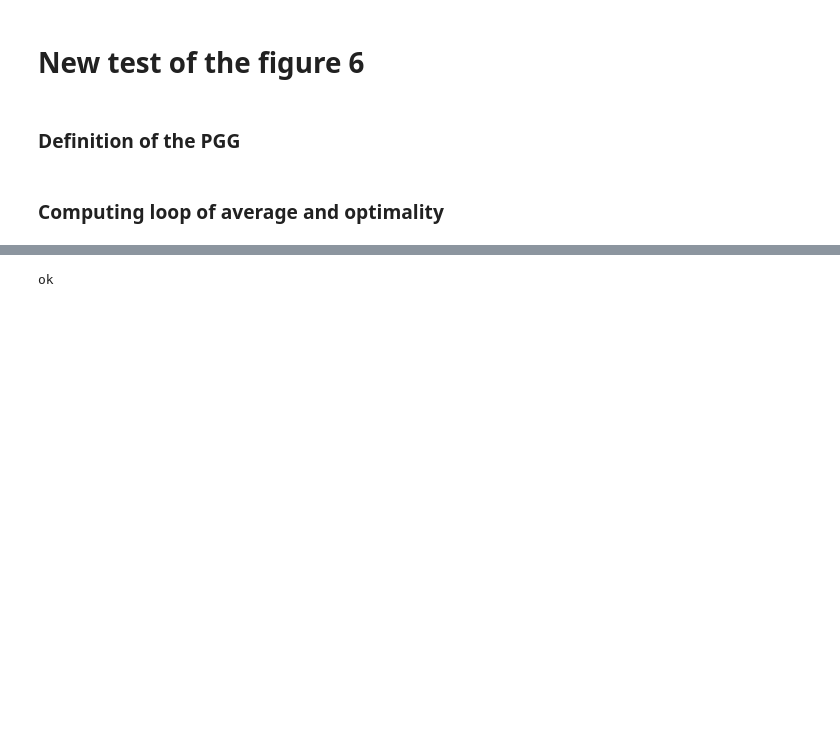
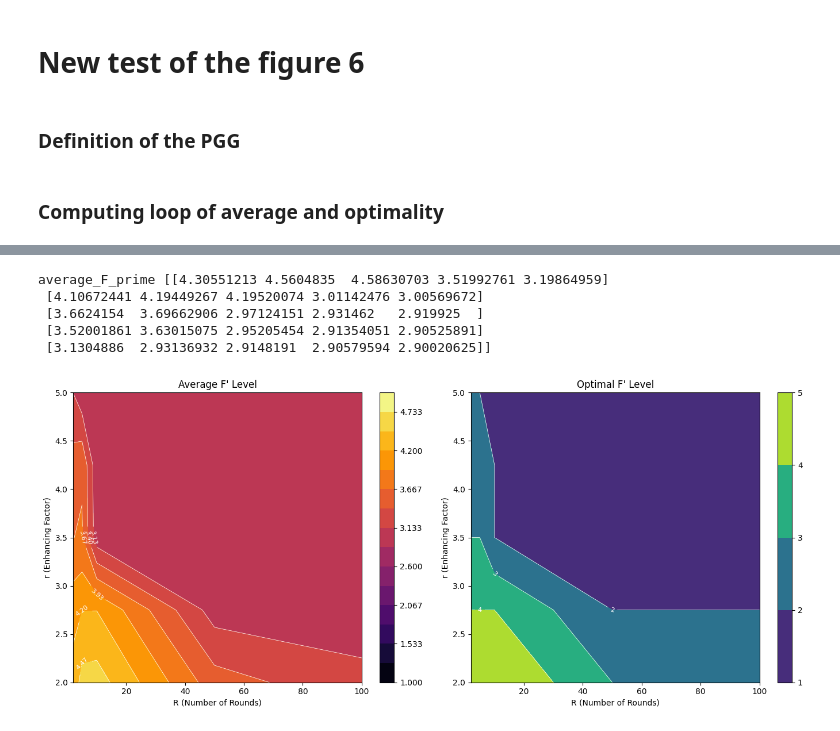
Before and after one commit to Teytey2002/Projet_Learning, a Jupyter notebook: Project.ipynb, the cells around one changed output, grey strips where cells are left out. Saved outputs shown, nothing was run; the diff lists cells and outputs as text; code cells hidden in the pictures; blank space fills up the shorter version.

```diff
--- a/Project.ipynb
+++ b/Project.ipynb
@@ -1334,4 +1046,0 @@ Evolver created
-# %%
-print("ok")
-# %% [output]
-ok
@@ -1337,0 +1080,36 @@ ok
+# %%
+# Plotting
+fig, axs = plt.subplots(1, 2, figsize=(14, 6))
+print("average_F_prime", average_F_prime)
+# Average F' contour plot
+ax = axs[0]
+levels = np.linspace(1., 5., 16)
+contour = ax.contourf(R_values, r_values, average_F_prime, levels=levels, cmap='inferno')
+contour_lines = ax.contour(R_values, r_values, average_F_prime, levels=levels, colors='white', linewidths=0.5)
+ax.clabel(contour_lines, inline=True, fontsize=8, fmt="%.2f")
+ax.set_title("Average F' Level")
+
+ax.set_xlabel("R (Number of Rounds)")
+ax.set_ylabel("r (Enhancing Factor)")
+fig.colorbar(contour, ax=ax)
+
+# Optimal F' contour plot
+ax = axs[1]
+levels = np.linspace(1., 5., 5)
+contour = ax.contourf(R_values, r_values, optimal_F_prime, levels=levels, cmap='viridis')
+contour_lines = ax.contour(R_values, r_values, optimal_F_prime, levels=levels, colors='white', linewidths=0.5)
+ax.clabel(contour_lines, inline=True, fontsize=8, fmt="%d")
+ax.set_title("Optimal F' Level")
+ax.set_xlabel("R (Number of Rounds)")
+ax.set_ylabel("r (Enhancing Factor)")
+fig.colorbar(contour, ax=ax)
+
+plt.tight_layout()
+plt.show()
+# %% [output]
+average_F_prime [[4.30551213 4.5604835  4.58630703 3.51992761 3.19864959]
+ [4.10672441 4.19449267 4.19520074 3.01142476 3.00569672]
+ [3.6624154  3.69662906 2.97124151 2.931462   2.919925  ]
+ [3.52001861 3.63015075 2.95205454 2.91354051 2.90525891]
+ [3.1304886  2.93136932 2.9148191  2.90579594 2.90020625]]
+[figure, added]
```
Also changed, not shown: parts of 20 cells of this notebook.
